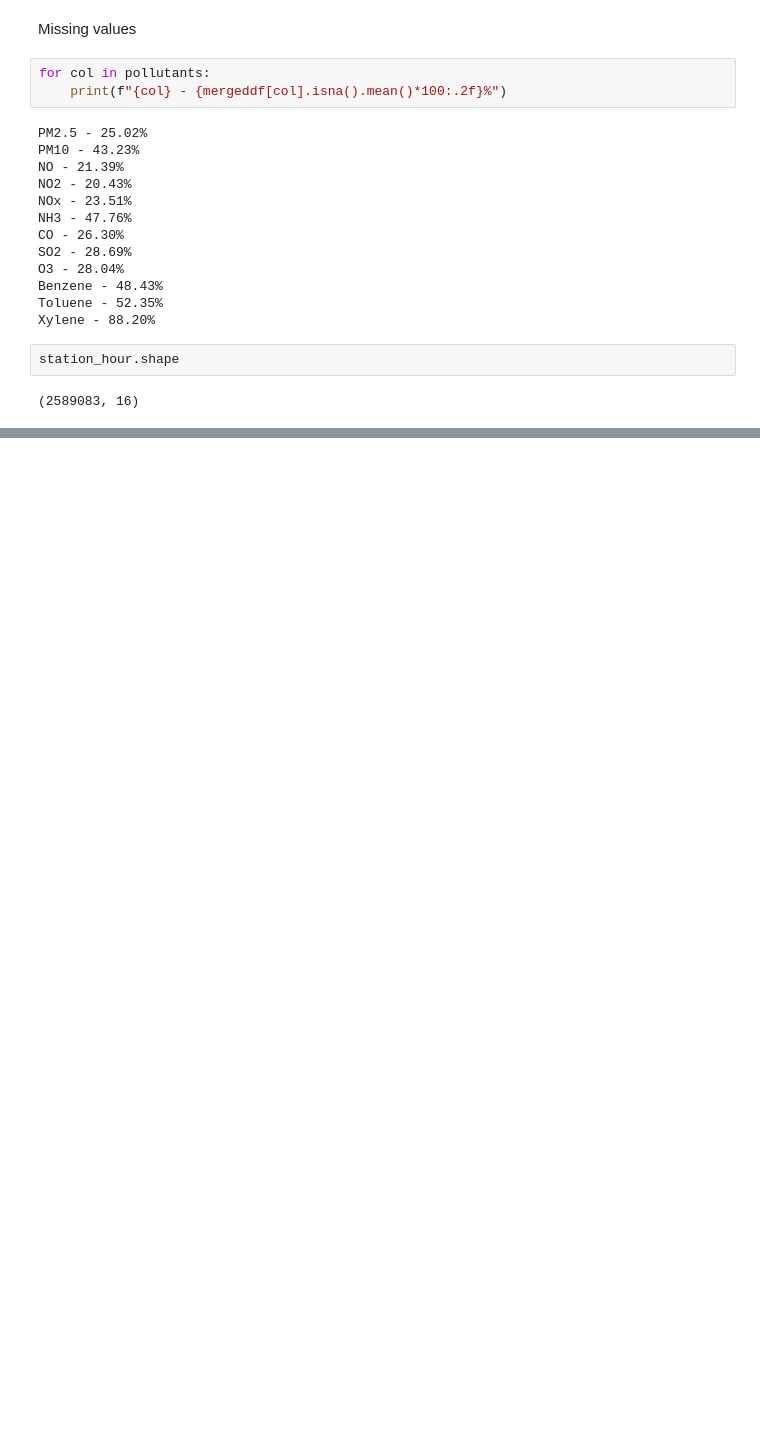
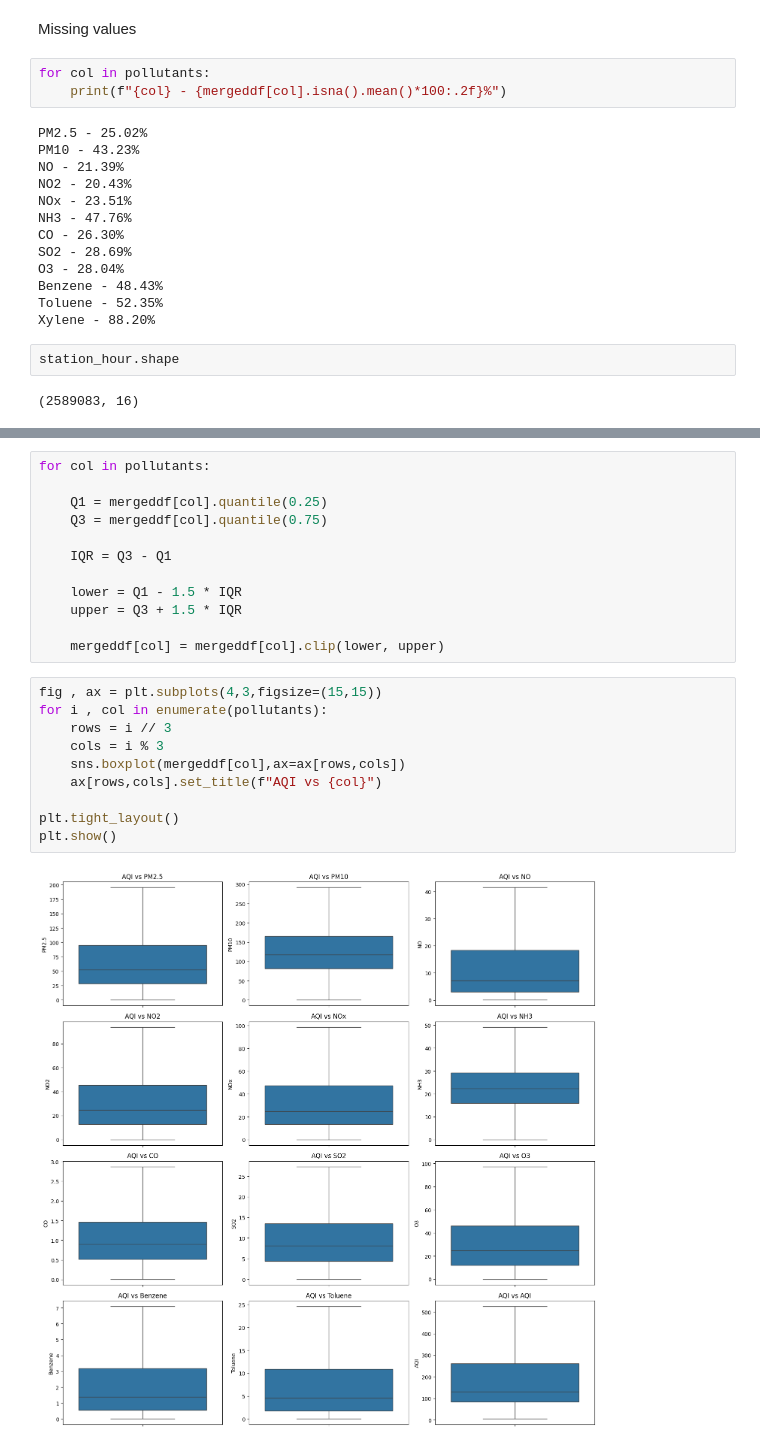
Before and after one commit to Ayush301077/AyushSoniEDA, a Jupyter notebook: AyushSoniHRAnalyticsEDA.ipynb, the cells around one changed output, grey strips where cells are left out. Drawn from its saved outputs; the diff is of its cells as text; blank space fills up the shorter version.

```diff
--- a/AyushSoniHRAnalyticsEDA.ipynb
+++ b/AyushSoniHRAnalyticsEDA.ipynb
@@ -683,0 +1031,24 @@ station_hour.shape
+# %%
+for col in pollutants:
+
+    Q1 = mergeddf[col].quantile(0.25)
+    Q3 = mergeddf[col].quantile(0.75)
+
+    IQR = Q3 - Q1
+
+    lower = Q1 - 1.5 * IQR
+    upper = Q3 + 1.5 * IQR
+
+    mergeddf[col] = mergeddf[col].clip(lower, upper)
+# %%
+fig , ax = plt.subplots(4,3,figsize=(15,15))
+for i , col in enumerate(pollutants):
+    rows = i // 3
+    cols = i % 3
+    sns.boxplot(mergeddf[col],ax=ax[rows,cols])
+    ax[rows,cols].set_title(f"AQI vs {col}")
+
+plt.tight_layout()
+plt.show()
+# %% [output]
+[figure, added]
```
Also changed, not shown: parts of 53 cells of this notebook, 1 other file.
